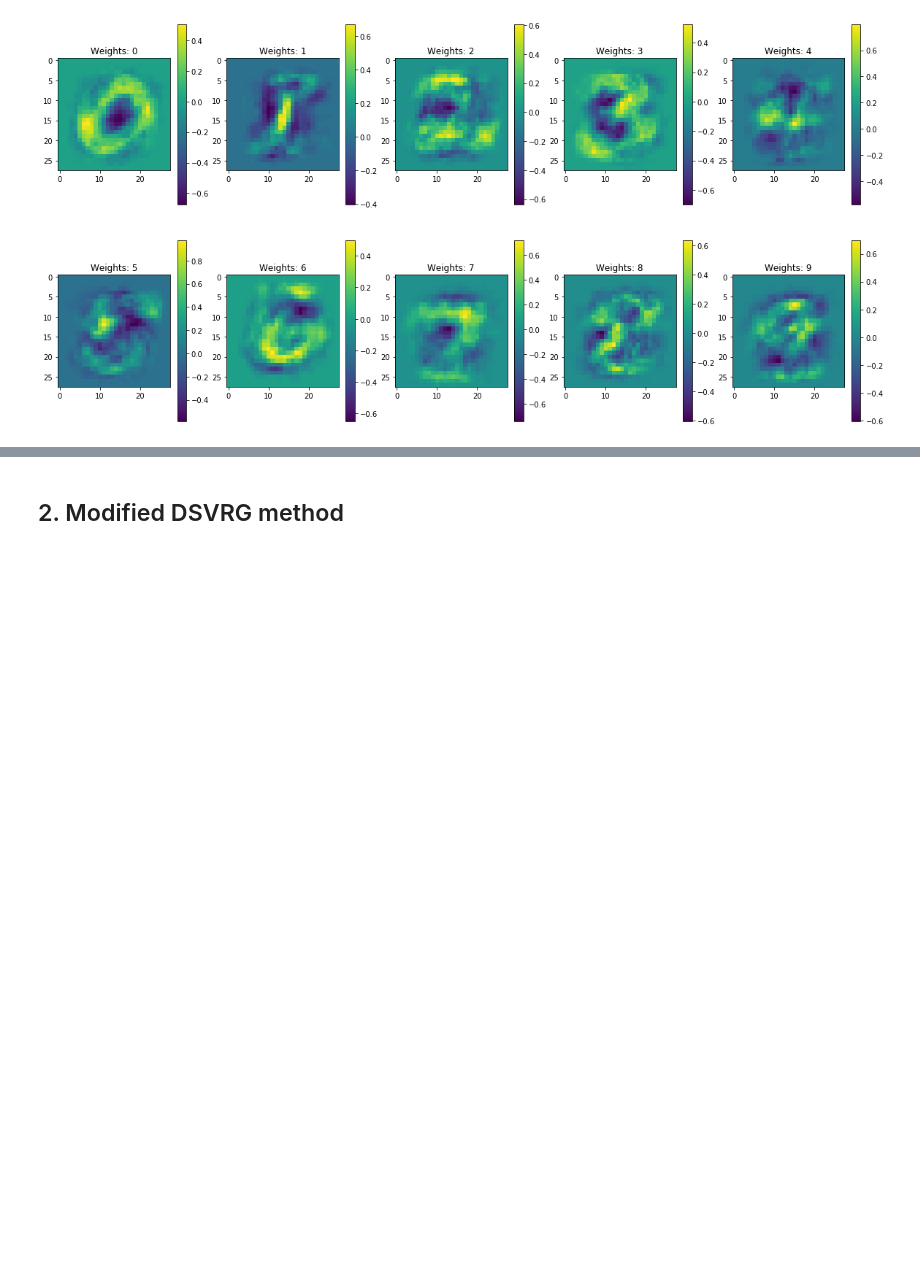
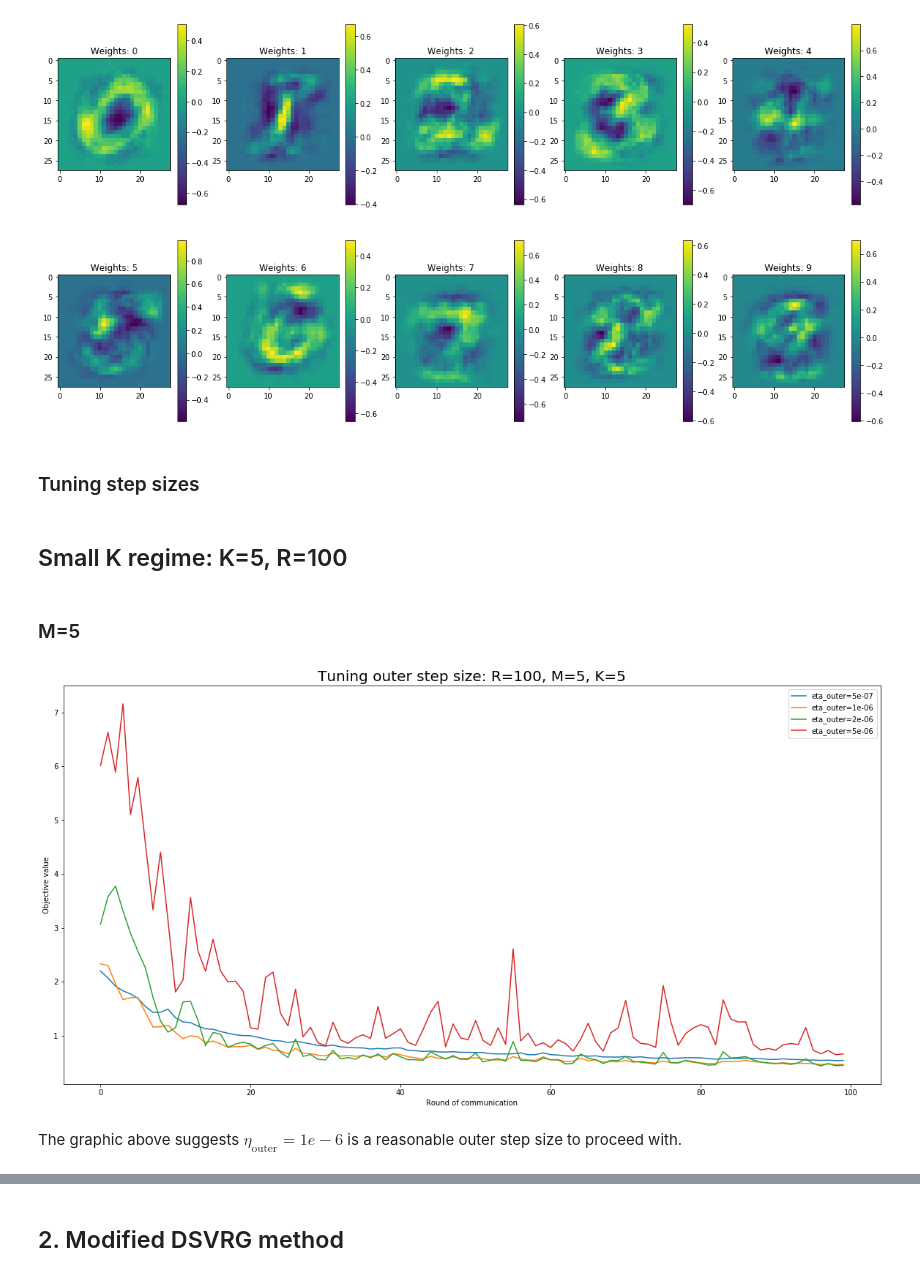
Before and after one commit to geoffreywest/distributed-opt, a Jupyter notebook: Federated_MNIST_test.ipynb, the cells around one changed output, grey strips where cells are left out. Cells and saved outputs as stored; diff of their text form; code cells hidden in the pictures; blank space fills up the shorter version.

```diff
--- a/Federated_MNIST_test.ipynb
+++ b/Federated_MNIST_test.ipynb
@@ -268,3 +287,5 @@ for idx in range(10):
     plt.title(f'Weights: {idx}')
 # %% [output]
 [figure]
+# %% [markdown]
+### Tuning step sizes
@@ -270,0 +296,51 @@ for idx in range(10):
+# %%
+def method_1_tune_outer_step_size(M, k, R, outer_step_sizes, eta_inner=1e-8):
+    # R: Rounds
+    # M: Machines
+    # k: Gradient evals / machine / round
+
+    plt.figure(figsize=(20,10))
+    for x in outer_step_sizes:
+        log_losses, l2_norms, w = experiment_method_1(X, y, R=R, M=M, k=k, eta_inner=eta_inner, eta_outer=x)
+        plt.plot(log_losses, label=f'eta_outer={x}')
+
+    plt.legend()
+    plt.title(f'Tuning outer step size: R={R}, M={M}, K={k}', fontsize=20)
+    plt.xlabel('Round of communication')
+    plt.ylabel('Objective value')
+    plt.show()
+
+def method_1_tune_inner_step_size(M, k, R, inner_step_sizes, eta_outer):
+    plt.figure(figsize=(20,10))
+    for x in inner_step_sizes:
+        eta_inner = x * eta_outer
+        log_losses, l2_norms, w = experiment_method_1(X, y, R=R, M=M, k=k, eta_inner=eta_inner, eta_outer=eta_outer)
+        plt.plot(log_losses, label=f'eta_inner={x}')
+
+        # Store performance data for future comparison
+        key = (M, k, R, x)
+        inner_outer_log_losses[key] = log_losses
+        inner_outer_norms[key] = l2_norms
+
+    plt.legend()
+    plt.title(f'Tuning inner step size: R={R}, M={M}, K={k}, eta_outer={eta_outer}', fontsize=20)
+    plt.xlabel('Round of communication')
+    plt.ylabel('Objective value')
+    plt.show()
+# %% [markdown]
+## Small K regime: K=5, R=100
+# %% [markdown]
+### M=5
+# %%
+R = 100  # Rounds
+M = 5    # Machines
+k = 5    # Gradient evals / machine / round
+
+outer_step_sizes = [5e-7, 1e-6, 2e-6, 5e-6]
+eta_inner = 1e-8
+
+method_1_tune_outer_step_size(M, k, R, outer_step_sizes, eta_inner)
+# %% [output]
+[figure, added]
+# %% [markdown]
+The graphic above suggests $\eta_{\text{outer}} = 1e-6$ is a reasonable outer step size to proceed with.
```
Also changed, not shown: parts of 71 cells of this notebook.
